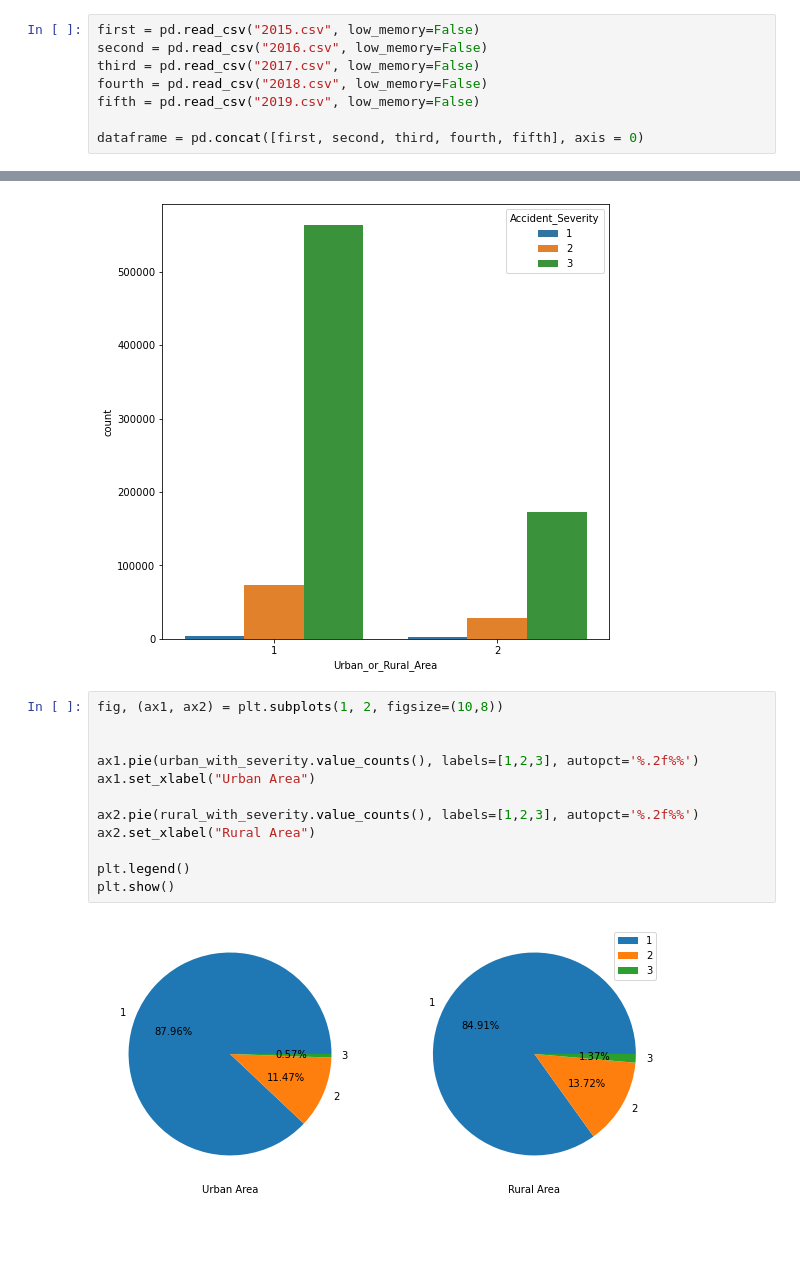
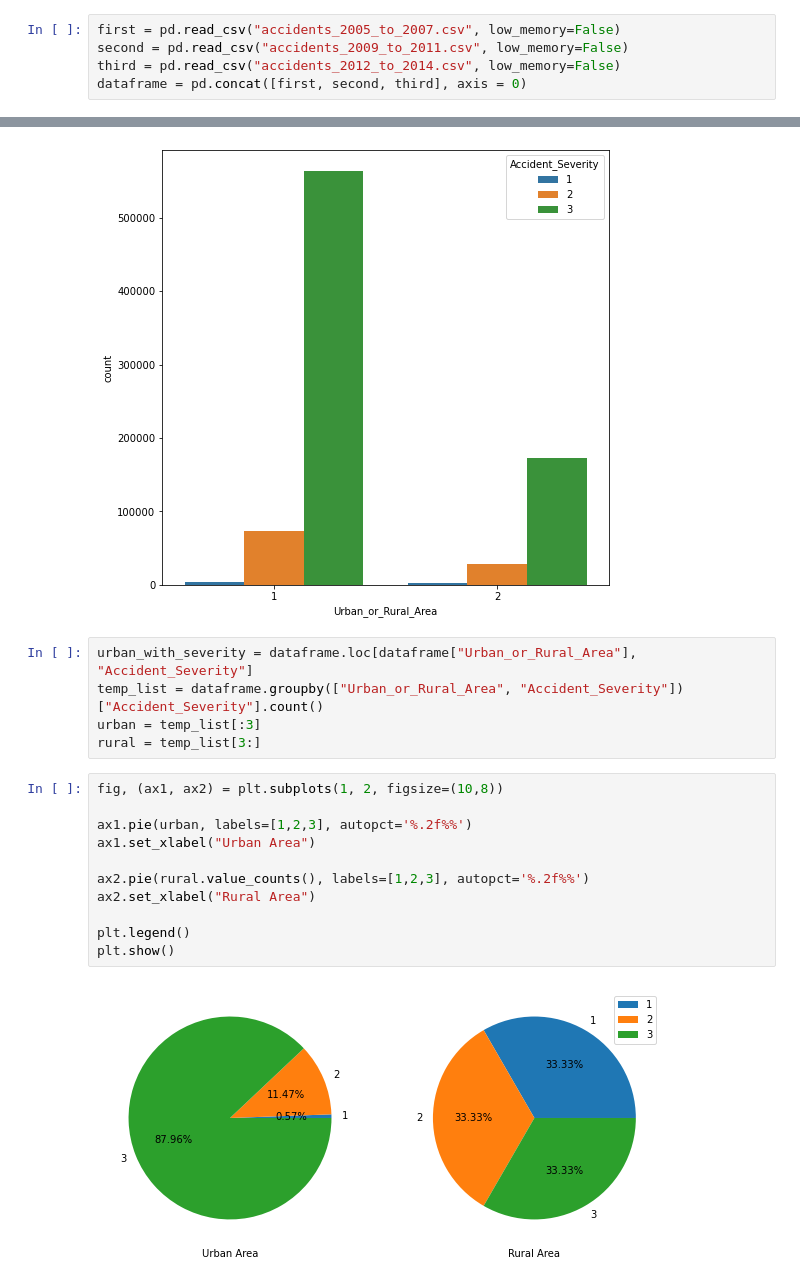
Before and after one commit to rentale/1.6-Million-UK-Accidents-Data-Analysis, a Jupyter notebook: UK Traffic Accidents.ipynb, the cells around one changed output, grey strips where cells are left out. Drawn from its saved outputs; the diff is of its cells as text; blank space fills up the shorter version.

```diff
--- a/UK Traffic Accidents.ipynb
+++ b/UK Traffic Accidents.ipynb
@@ -4,13 +4,10 @@ import numpy as np
 import seaborn as sns
 import matplotlib.pyplot as plt
 # %%
-first = pd.read_csv("2015.csv", low_memory=False)
-second = pd.read_csv("2016.csv", low_memory=False)
-third = pd.read_csv("2017.csv", low_memory=False)
-fourth = pd.read_csv("2018.csv", low_memory=False)
-fifth = pd.read_csv("2019.csv", low_memory=False)
-
-dataframe = pd.concat([first, second, third, fourth, fifth], axis = 0)
+first = pd.read_csv("accidents_2005_to_2007.csv", low_memory=False)
+second = pd.read_csv("accidents_2009_to_2011.csv", low_memory=False)
+third = pd.read_csv("accidents_2012_to_2014.csv", low_memory=False)
+dataframe = pd.concat([first, second, third], axis = 0)
 # %%
 dataframe.info()
 # %% [output]
@@ -280,17 +277,21 @@ sns.countplot(data=dataframe, x="Urban_or_Rural_Area", hue="Accident_Severity")
 plt.show()
 # %% [output]
 [figure]
+# %%
+urban_with_severity = dataframe.loc[dataframe["Urban_or_Rural_Area"], "Accident_Severity"]
+temp_list = dataframe.groupby(["Urban_or_Rural_Area", "Accident_Severity"])["Accident_Severity"].count()
+urban = temp_list[:3]
+rural = temp_list[3:]
 # %%
 fig, (ax1, ax2) = plt.subplots(1, 2, figsize=(10,8))
 
-
-ax1.pie(urban_with_severity.value_counts(), labels=[1,2,3], autopct='%.2f%%')
+ax1.pie(urban, labels=[1,2,3], autopct='%.2f%%')
 ax1.set_xlabel("Urban Area")
 
-ax2.pie(rural_with_severity.value_counts(), labels=[1,2,3], autopct='%.2f%%')
+ax2.pie(rural.value_counts(), labels=[1,2,3], autopct='%.2f%%')
 ax2.set_xlabel("Rural Area")
 
 plt.legend()
 plt.show()
 # %% [output]
-[figure, old version]
+[figure, new version]
```
Also changed, not shown: parts of 6 cells of this notebook.
